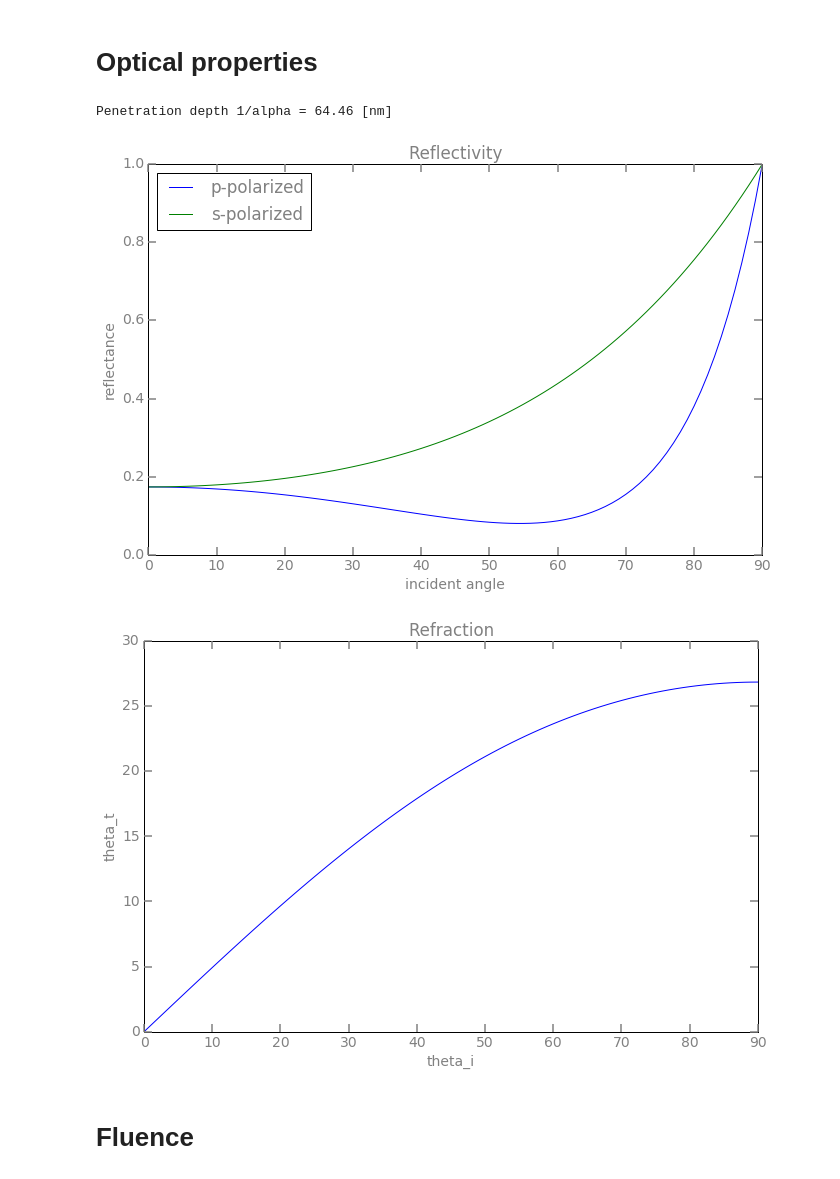
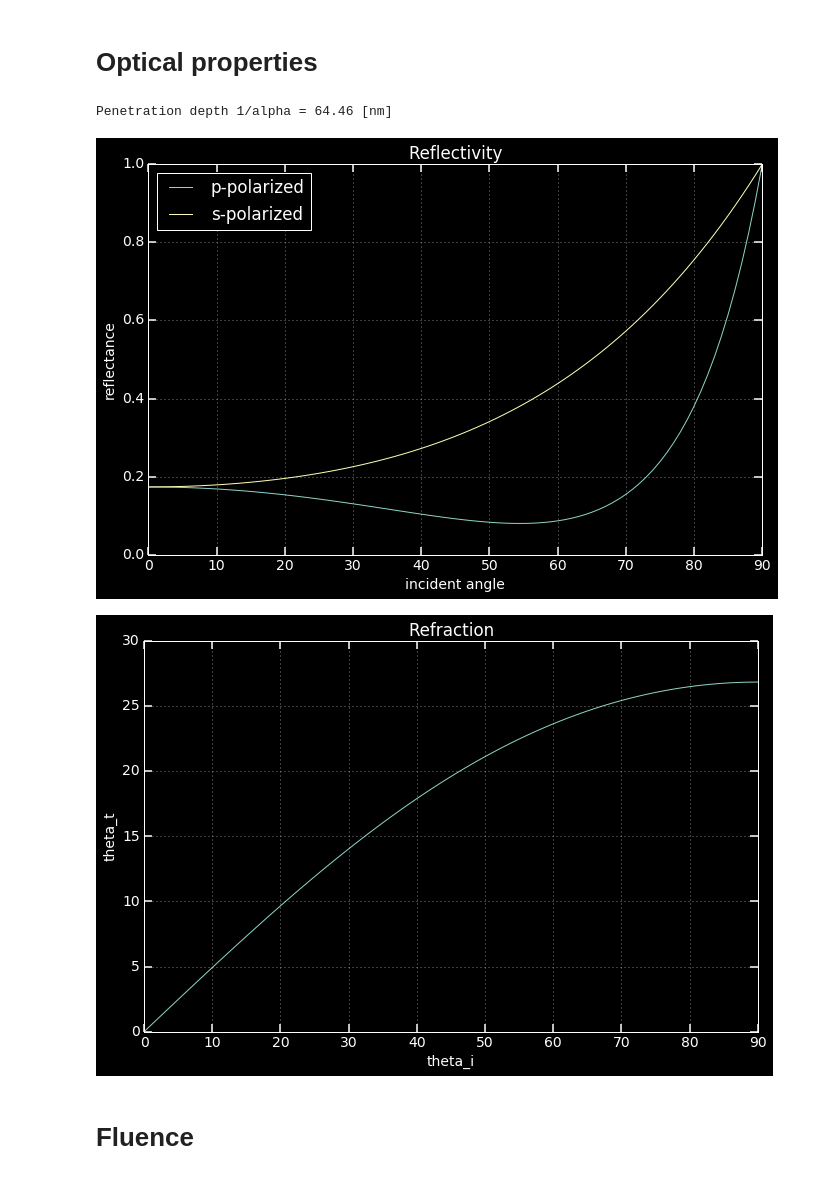
Before and after one commit to vespos/tools, a Jupyter notebook: utilities.ipynb, the cells around one changed output. Saved outputs shown, nothing was run; the diff lists cells and outputs as text; code cells hidden in the pictures.

```diff
--- a/utilities.ipynb
+++ b/utilities.ipynb
@@ -1,17 +6,8 @@
 # %%
-import numpy as np
-import matplotlib as mpl
-import matplotlib.pyplot as plt
-from lmfit import Model
-
 #matplotlib.rcParams.keys()
+plt.style.use('dark_background')
 mpl.rcParams['figure.figsize'] = (11, 7)
 mpl.rc('font', size=14)
-COLOR = 'grey'
-mpl.rcParams['text.color'] = COLOR
-mpl.rcParams['axes.labelcolor'] = COLOR
-mpl.rcParams['xtick.color'] = COLOR
-mpl.rcParams['ytick.color'] = COLOR
 length = 8
 width = 1.5
 mpl.rcParams['xtick.major.size'] = length
@@ -59,10 +63,6 @@ Speckle size: 105.00, 87.50, 75.00, 65.62, 58.33, 52.50, 47.73, 43.75, 40.38, 37
 # %% [markdown]
 # Optical properties
 # %%
-""" CONSTANTS """
-e_0 = 8.85E-12; # [s/(Ohm*m)]
-c = 299792458; # [m/s]
-
 """ MATERIAL AND LIGHT DATA """
 sigma = 500 # [1/(Ohm*cm)]
 sigma = sigma*100 # [1/(Ohm*m)]
@@ -91,35 +91,37 @@ R_N = ( 1-n / (1+n) )**2 # normal incidence reflectivity
 """ p-polarized light """
 num = -( (nr**2-ni**2+1j*(2*nr*ni)) )*np.cos(thetai) + np.sqrt( (nr**2-ni**2-np.sin(thetai)**2+1j*2*nr*ni) )
 den = ( (nr**2-ni**2+1j*(2*nr*ni)) )*np.cos(thetai) + np.sqrt( (nr**2-ni**2-np.sin(thetai)**2+1j*2*nr*ni) )
 R_p = np.absolute(num / den)**2
 
 """ s-polarized light """
 num = np.cos(thetai) - np.sqrt( (nr**2-ni**2-np.sin(thetai)**2+1j*2*nr*ni) )
 den = np.cos(thetai) + np.sqrt( (nr**2-ni**2-np.sin(thetai)**2+1j*2*nr*ni) )
 R_s = np.absolute(num / den)**2
 
 thetai = np.rad2deg(thetai)
 thetat = np.rad2deg(thetat.real)
 plt.figure('Reflectivity')
 plt.title('Reflectivity')
 plt.plot(thetai, R_p, label='p-polarized')
 plt.xlabel('incident angle')
 plt.ylabel('reflectance')
 plt.plot(thetai, R_s, label='s-polarized')
 plt.xlabel('incident angle')
 plt.ylabel('reflectance')
 plt.legend(loc='upper left')
+plt.grid()
 
 plt.figure('Refraction')
 plt.title('Refraction')
 plt.plot(thetai, thetat)
 plt.xlabel('theta_i')
 plt.ylabel('theta_t')
+plt.grid()
 plt.show()
 # %% [output]
 Penetration depth 1/alpha = 64.46 [nm]
-[figure, old version]
+[figure, new version]
-[figure, old version]
+[figure, new version]
 # %% [markdown]
 # Fluence
 # %%
```
Also changed, not shown: parts of 4 cells of this notebook, 1 other file.
